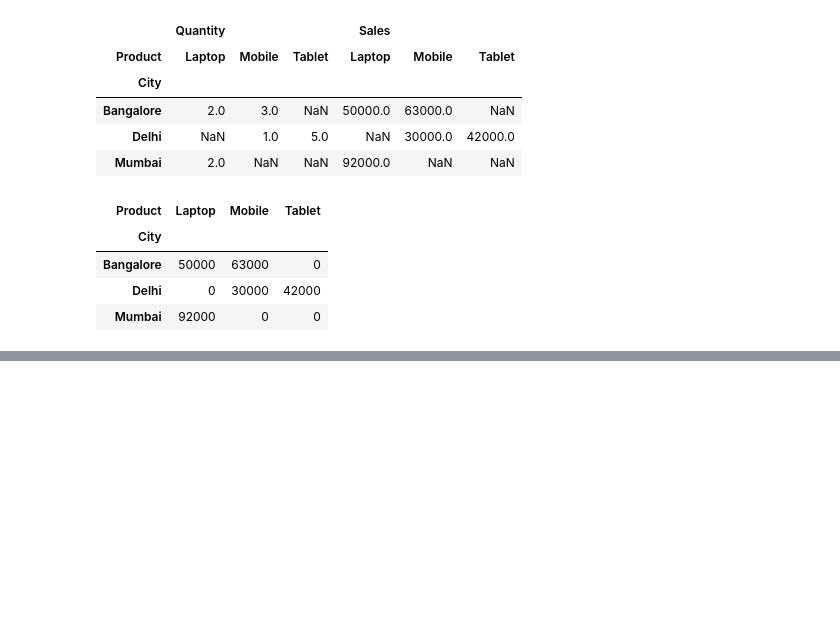
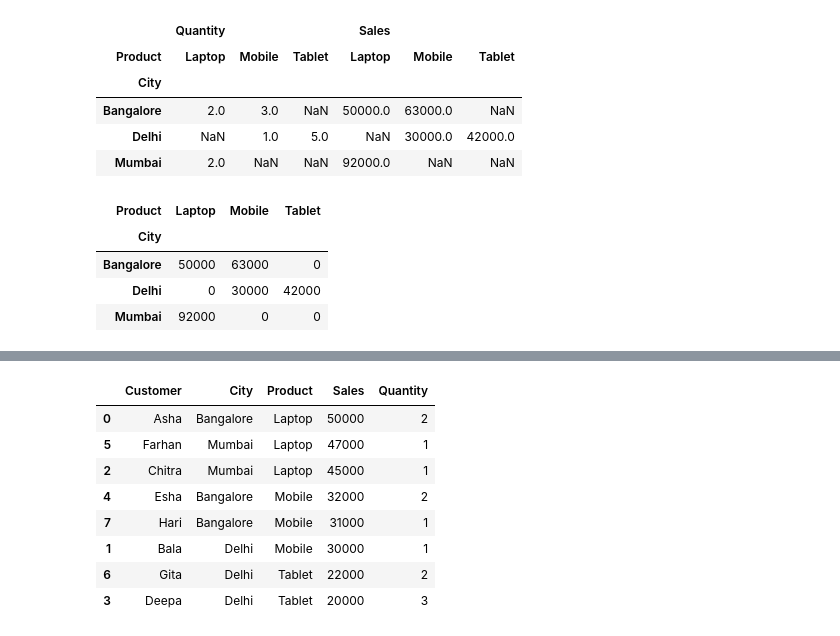
Before and after one commit to shashanklee752-rgb/Python-class, a Jupyter notebook: Codes/Aggregation.ipynb, the cells around one changed output, grey strips where cells are left out. Cells and saved outputs as stored; diff of their text form; code cells hidden in the pictures; blank space fills up the shorter version.

```diff
--- a/Codes/Aggregation.ipynb
+++ b/Codes/Aggregation.ipynb
@@ -158,0 +299,14 @@ pd.pivot_table(df,values="Sales",
+# %%
+#groupby
+import pandas as pd
+
+data = {
+    "Customer": ["Asha","Bala","Chitra","Deepa","Esha","Farhan","Gita","Hari"],
+    "City": ["Bangalore","Delhi","Mumbai","Delhi","Bangalore","Mumbai","Delhi","Bangalore"],
+    "Product": ["Laptop","Mobile","Laptop","Tablet","Mobile","Laptop","Tablet","Mobile"],
+    "Sales": [50000,30000,45000,20000,32000,47000,22000,31000],
+    "Quantity": [2,1,1,3,2,1,2,1]
+}
+
+df = pd.DataFrame(data)
+df
@@ -158,0 +323,15 @@ pd.pivot_table(df,values="Sales",
+# %%
+#finding top N per group
+#for example top 3 products per city
+
+df.sort_values("Sales",ascending=False).groupby("City").head(3)
+# %% [output]
+|  | Customer | City | Product | Sales | Quantity |
+| 0 | Asha | Bangalore | Laptop | 50000 | 2 |
+| 5 | Farhan | Mumbai | Laptop | 47000 | 1 |
+| 2 | Chitra | Mumbai | Laptop | 45000 | 1 |
+| 4 | Esha | Bangalore | Mobile | 32000 | 2 |
+| 7 | Hari | Bangalore | Mobile | 31000 | 1 |
+| 1 | Bala | Delhi | Mobile | 30000 | 1 |
+| 6 | Gita | Delhi | Tablet | 22000 | 2 |
+| 3 | Deepa | Delhi | Tablet | 20000 | 3 |
```
Also changed, not shown: parts of 16 cells of this notebook, 12 other files.
